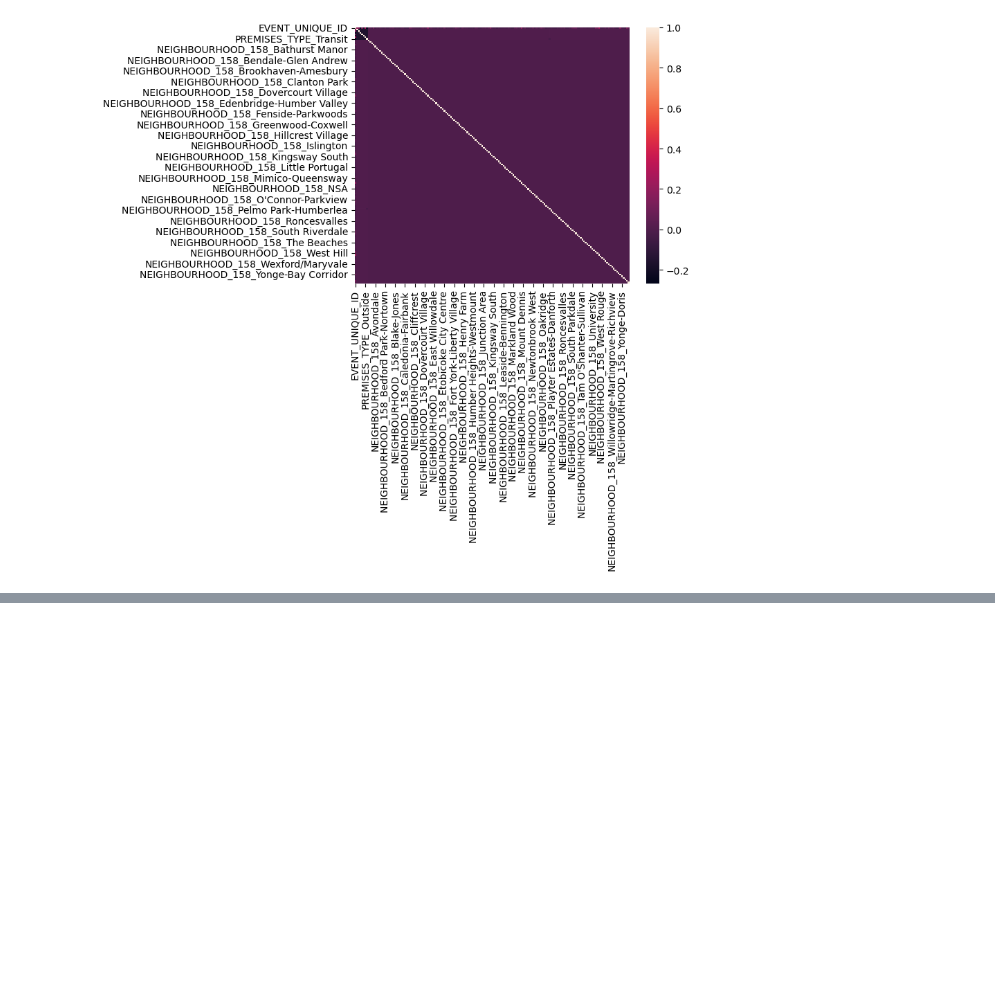
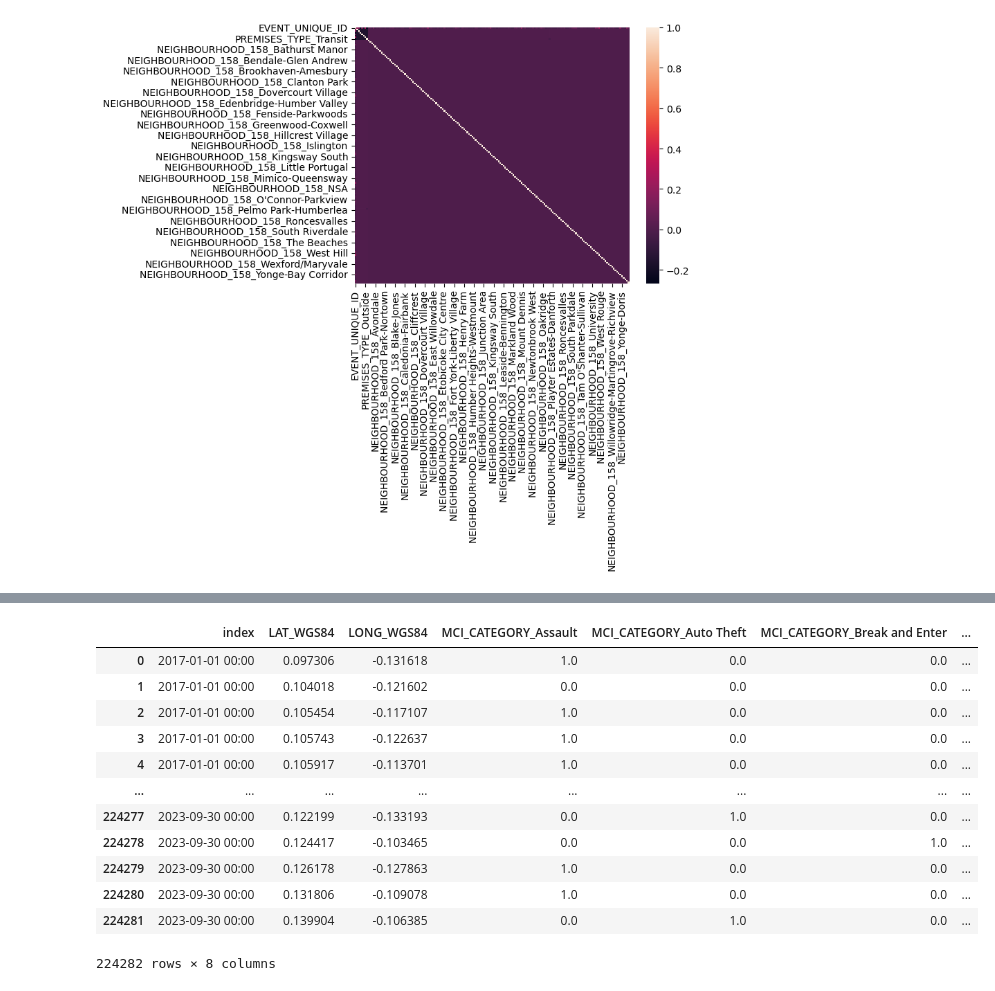
Before and after one commit to mart1428/SafeguardNavigator, a Jupyter notebook: EDA.ipynb, the cells around one changed output, grey strips where cells are left out. Saved outputs shown, nothing was run; the diff lists cells and outputs as text; code cells hidden in the pictures; blank space fills up the shorter version.

```diff
--- a/EDA.ipynb
+++ b/EDA.ipynb
@@ -167,0 +212,24 @@ dtype: int64
+# %%
+lat_scaler = StandardScaler()
+lat_scaler.fit(d[['LAT_WGS84']])
+
+long_scaler = StandardScaler()
+long_scaler.fit(d[['LONG_WGS84']])
+
+d['LAT_WGS84'] = lat_scaler.transform(d[['LAT_WGS84']])
+d['LONG_WGS84'] = long_scaler.transform(d[['LONG_WGS84']])
+d
+# %% [output]
+|  | index | LAT_WGS84 | LONG_WGS84 | MCI_CATEGORY_Assault | MCI_CATEGORY_Auto Theft | MCI_CATEGORY_Break and Enter | ... |
+| 0 | 2017-01-01 00:00 | 0.097306 | -0.131618 | 1.0 | 0.0 | 0.0 | ... |
+| 1 | 2017-01-01 00:00 | 0.104018 | -0.121602 | 0.0 | 0.0 | 0.0 | ... |
+| 2 | 2017-01-01 00:00 | 0.105454 | -0.117107 | 1.0 | 0.0 | 0.0 | ... |
+| 3 | 2017-01-01 00:00 | 0.105743 | -0.122637 | 1.0 | 0.0 | 0.0 | ... |
+| 4 | 2017-01-01 00:00 | 0.105917 | -0.113701 | 1.0 | 0.0 | 0.0 | ... |
+| ... | ... | ... | ... | ... | ... | ... | ... |
+| 224277 | 2023-09-30 00:00 | 0.122199 | -0.133193 | 0.0 | 1.0 | 0.0 | ... |
+| 224278 | 2023-09-30 00:00 | 0.124417 | -0.103465 | 0.0 | 0.0 | 1.0 | ... |
+| 224279 | 2023-09-30 00:00 | 0.126178 | -0.127863 | 1.0 | 0.0 | 0.0 | ... |
+| 224280 | 2023-09-30 00:00 | 0.131806 | -0.109078 | 1.0 | 0.0 | 0.0 | ... |
+| 224281 | 2023-09-30 00:00 | 0.139904 | -0.106385 | 0.0 | 1.0 | 0.0 | ... |
+224282 rows × 8 columns
```
Also changed, not shown: parts of 9 cells of this notebook.
